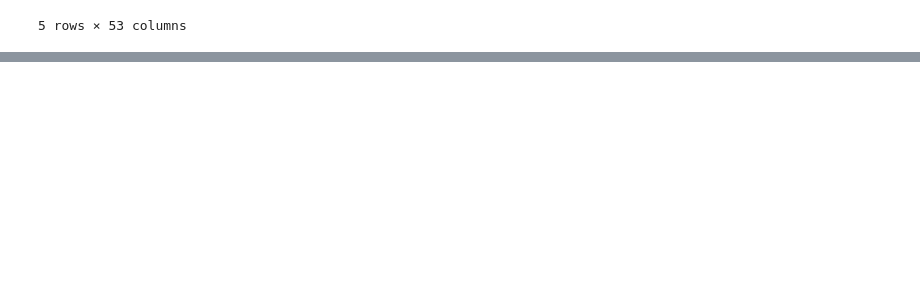
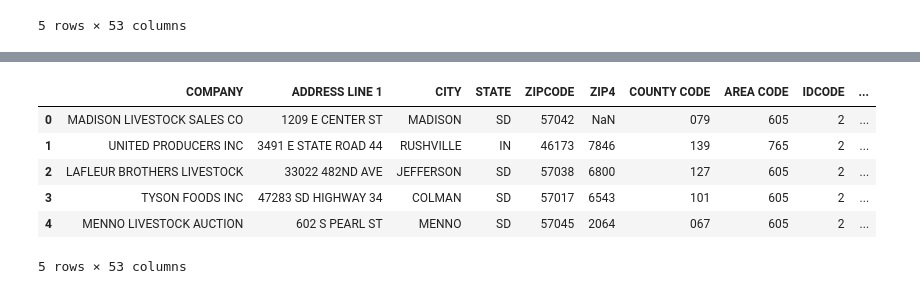
Before and after one commit to uchicago-dsi/rafi-poultry, a Jupyter notebook: notebooks/farm_sic_code_search.ipynb, the cells around one changed output, grey strips where cells are left out. Drawn from its saved outputs; the diff is of its cells as text; code cells hidden in the pictures; blank space fills up the shorter version.

```diff
--- a/notebooks/farm_sic_code_search.ipynb
+++ b/notebooks/farm_sic_code_search.ipynb
@@ -98,0 +103,10 @@ df_sic_0241.to_csv(FILENAME)
+# %%
+df_sic_5154.head()
+# %% [output]
+|  | COMPANY | ADDRESS LINE 1 | CITY | STATE | ZIPCODE | ZIP4 | COUNTY CODE | AREA CODE | IDCODE | ... |
+| 0 | MADISON LIVESTOCK SALES CO | 1209 E CENTER ST | MADISON | SD | 57042 | NaN | 079 | 605 | 2 | ... |
+| 1 | UNITED PRODUCERS INC | 3491 E STATE ROAD 44 | RUSHVILLE | IN | 46173 | 7846 | 139 | 765 | 2 | ... |
+| 2 | LAFLEUR BROTHERS LIVESTOCK | 33022 482ND AVE | JEFFERSON | SD | 57038 | 6800 | 127 | 605 | 2 | ... |
+| 3 | TYSON FOODS INC | 47283 SD HIGHWAY 34 | COLMAN | SD | 57017 | 6543 | 101 | 605 | 2 | ... |
+| 4 | MENNO LIVESTOCK AUCTION | 602 S PEARL ST | MENNO | SD | 57045 | 2064 | 067 | 605 | 2 | ... |
+5 rows × 53 columns
```
Also changed, not shown: parts of 11 cells of this notebook, 1 other file.
